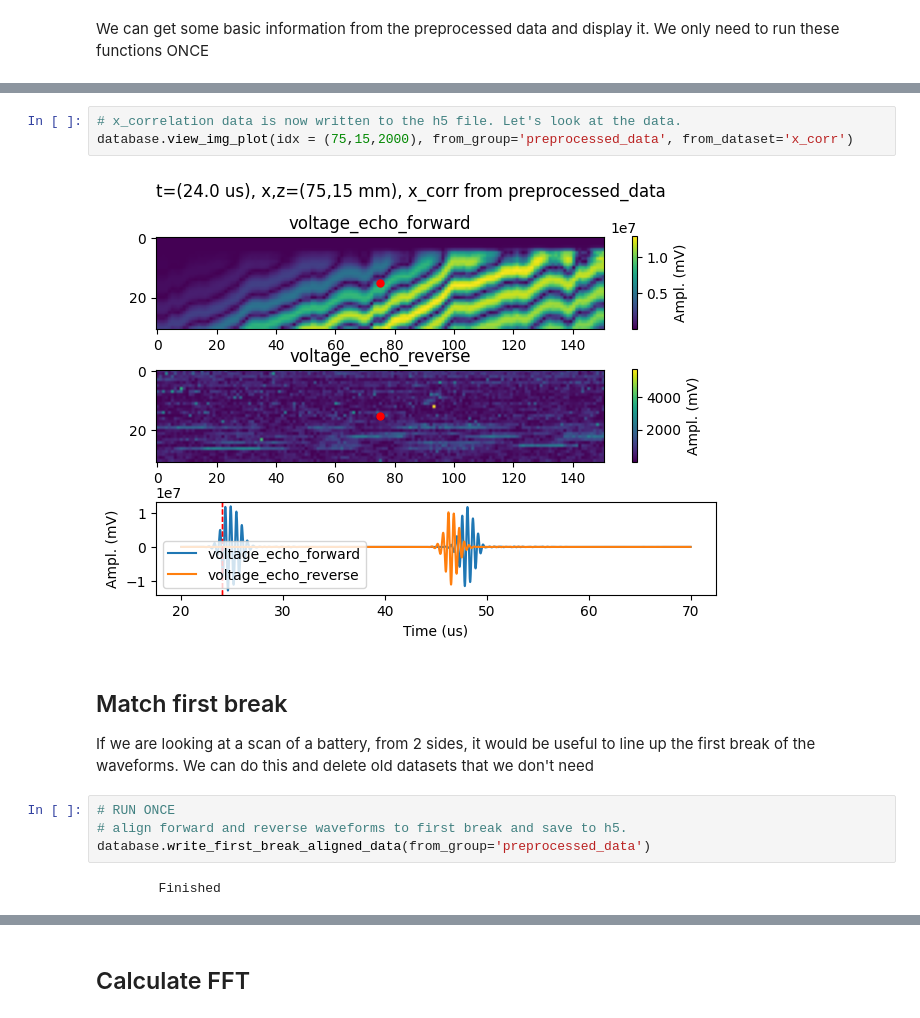
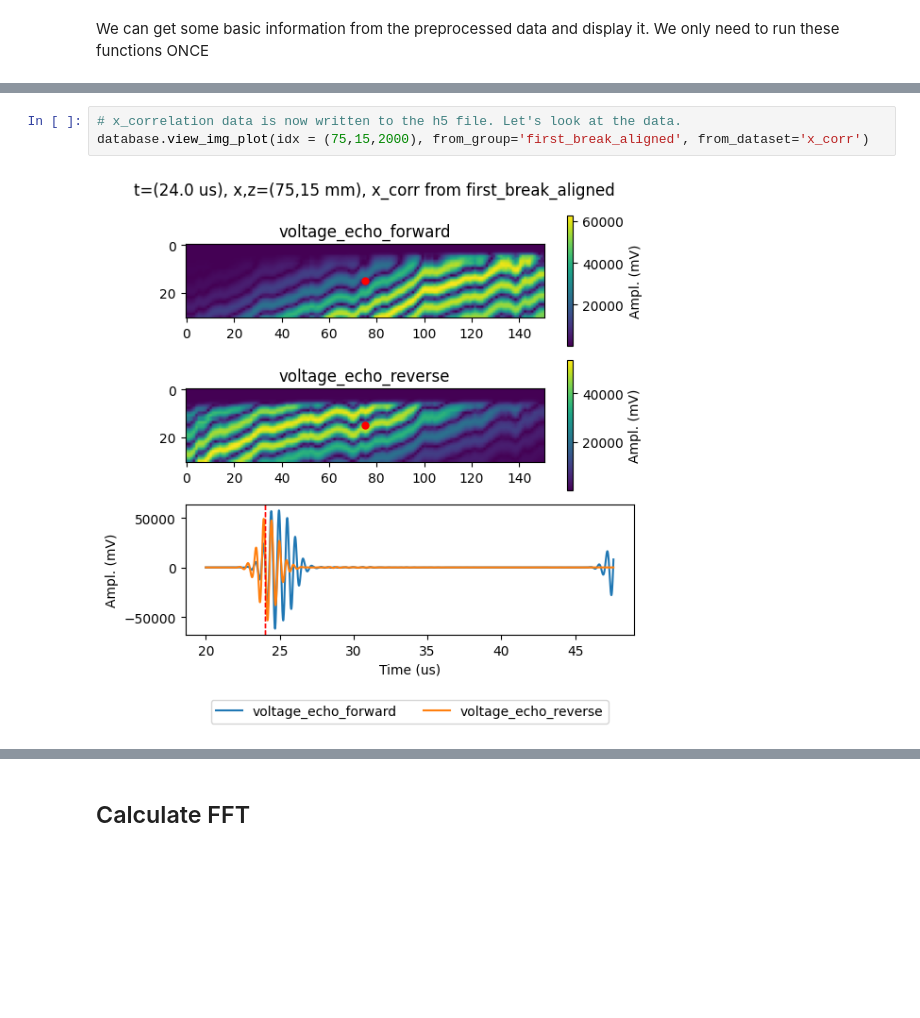
Before and after one commit to zhangxinqiao314/ultrasonic_ml, a Jupyter notebook: Notebooks/fft/h5_workflow.ipynb, the cells around one changed output, grey strips where cells are left out. Saved outputs shown, nothing was run; the diff lists cells and outputs as text; blank space fills up the shorter version.

```diff
--- a/Notebooks/fft/h5_workflow.ipynb
+++ b/Notebooks/fft/h5_workflow.ipynb
@@ -233,15 +265,5 @@ database.write_xcorrelation_data(mother_waveform[crop[0]:crop[1]], mother_time_a
 # %%
 # x_correlation data is now written to the h5 file. Let's look at the data.
-database.view_img_plot(idx = (75,15,2000), from_group='preprocessed_data', from_dataset='x_corr')
+database.view_img_plot(idx = (75,15,2000), from_group='first_break_aligned', from_dataset='x_corr')
 # %% [output]
-[figure, old version]
+[figure, new version]
-# %% [markdown]
-## Match first break
-
-If we are looking at a scan of a battery, from 2 sides, it would be useful to line up the first break of the waveforms. We can do this and delete old datasets that we don't need
-# %%
-# RUN ONCE
-# align forward and reverse waveforms to first break and save to h5.
-database.write_first_break_aligned_data(from_group='preprocessed_data')
-# %% [output]
-        Finished
```
Also changed, not shown: parts of 28 cells of this notebook, 10 other files.
